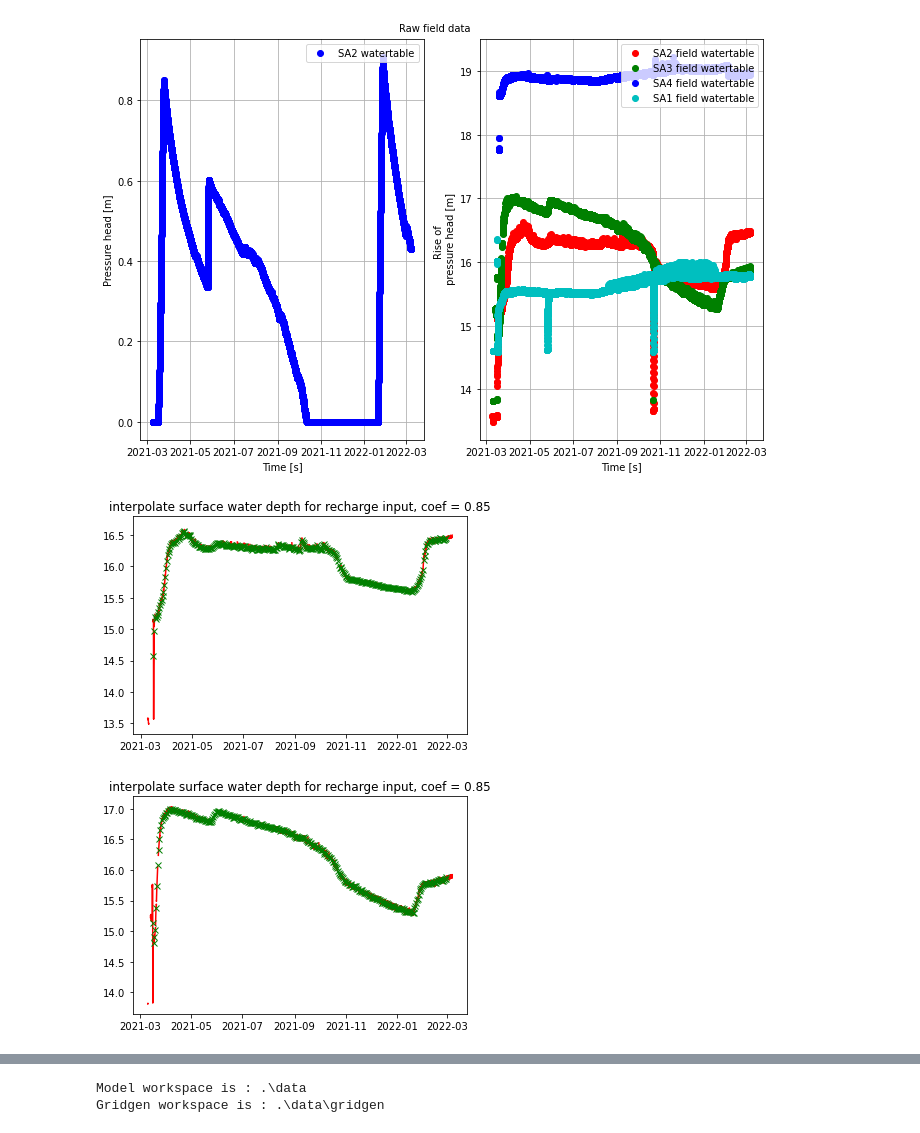
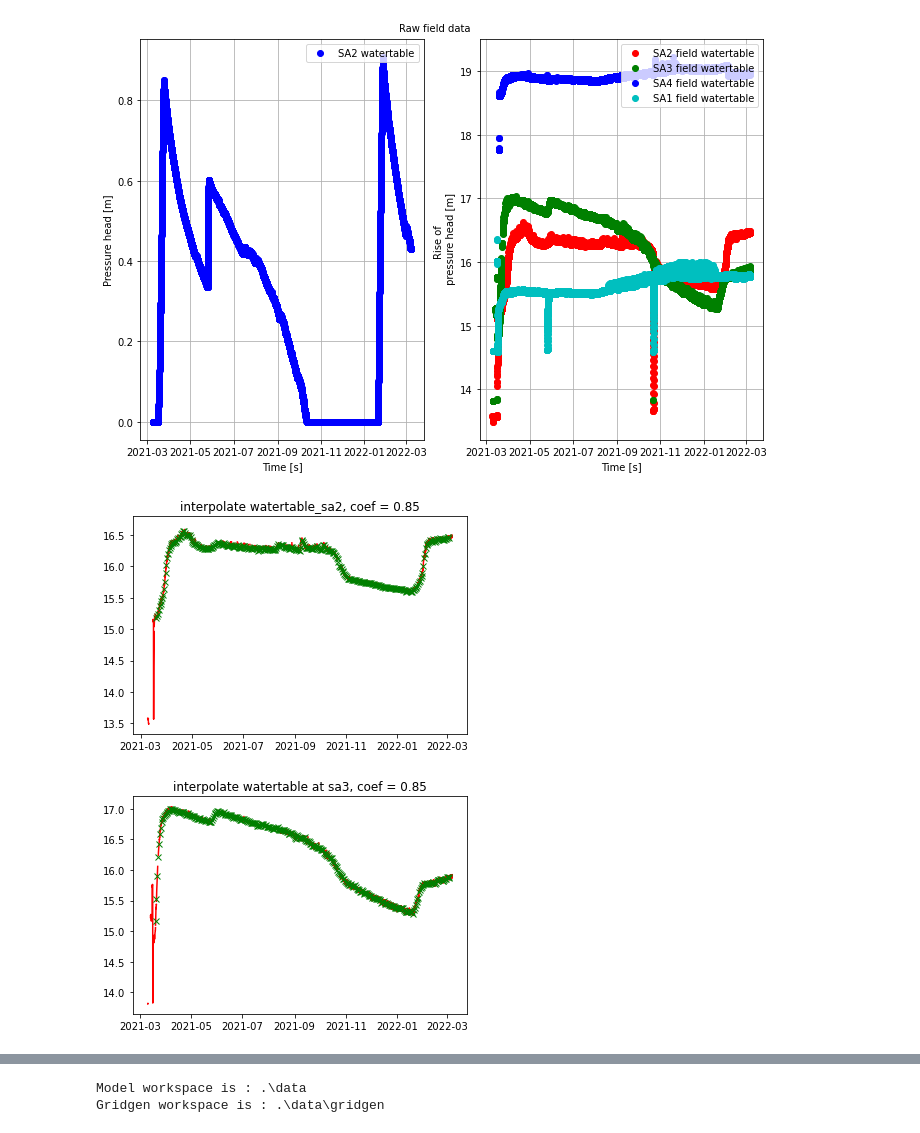
Before and after one commit to chenmingzhang/ewatering, a Jupyter notebook: modflow_planar_2D/ewatering_mf6_jupytext.ipynb, the cells around one changed output, grey strips where cells are left out. Drawn from its saved outputs; the diff is of its cells as text; code cells hidden in the pictures.

Commit message:
add data

```diff
--- a/modflow_planar_2D/ewatering_mf6_jupytext.ipynb
+++ b/modflow_planar_2D/ewatering_mf6_jupytext.ipynb
@@ -245,11 +242,20 @@ Text(0.5, 1.0, 'interpolate surface water depth for recharge input, coef = 0.85'
 # %%
 #  read field raw data, which forms input and are for verification of the model.
-# CZ220319 note, the next two cells does not used for verification as the data needs to be processed before use
+# CZ220319 note, the next two cells does not used for verification as the data
+# needs to be processed before use
 # e.g., delete false reading, set the starting time the same among dataframes.
+from csaps import csaps
 field = dotdict({})
-field.simlation_start_time_dt64 = np.datetime64('2021-03-15T09:00')
-field.data_pond_depth_sa2_ws = os.path.join(model_ws, 'pond_depth_sa2.csv')
-field.data_pond_depth_sa2_df = pd.read_csv(field.data_pond_depth_sa2_ws,
+#field.simlation_start_time_dt64 = np.datetime64('2021-03-15T20:00')
+#field.simlation_start_time_dt64 = np.datetime64('2021-03-17T20:00')
+#field.simlation_start_time_dt64 = np.datetime64('2021-03-19T20:00')
+field.simlation_start_time_dt64 = np.datetime64('2021-03-18T20:00')
+# the simulation start time is a bit later than pumping time because the groundwater
+# level is recovering at the time of pumping, causing the rise of water table initially
+# not caused by recharge, but due to recovering. putting a starting time later may
+# cause event shifted backward in time but not significant.
+field.pond_depth_sa2_ws = os.path.join(model_ws, 'pond_depth_sa2.csv')
+field.pond_depth_sa2_df = pd.read_csv(field.pond_depth_sa2_ws,
                             parse_dates=['ts'],
                             index_col=0,
                             )
@@ -257,9 +263,10 @@ field.data_pond_depth_sa2_df = pd.read_csv(field.data_pond_depth_sa2_ws,
 #getting daily averge, max, min or data at a specific hours.
 # to get data in row 2 use field.data_df.loc(2)
 #field.data_df= field.data_df.set_index('date_time')
-field.data_pond_depth_sa2_df['time_elapsed_days'] = (field.data_pond_depth_sa2_df.index - \
-                                                    field.simlation_start_time_dt64) \
-                                                    /np.timedelta64(1, 'D')
+field.pond_depth_sa2_df['time_elapsed_days'] = \
+        (field.pond_depth_sa2_df.index - \
+        field.simlation_start_time_dt64) \
+        /np.timedelta64(1, 'D')
 
 #  read field data, which forms input and are for verification of the model. SA2
 field.watertable_sa2_ws = os.path.join(model_ws, 'watertable_sa2.csv')
@@ -271,14 +278,6 @@ field.watertable_sa2_df['time_elapsed_days'] = (field.watertable_sa2_df.index -
                                                     field.simlation_start_time_dt64) \
                                                     /np.timedelta64(1, 'D')
 
-field.watertable_sa2_ws = os.path.join(model_ws, 'watertable_sa2.csv')
-field.watertable_sa2_df = pd.read_csv(field.watertable_sa2_ws,
-                            parse_dates=['ts'],
-                            index_col=0,
-                            )
-field.watertable_sa2_df['time_elapsed_days'] = (field.watertable_sa2_df.index - \
-                                                    field.simlation_start_time_dt64) \
-                                                    /np.timedelta64(1, 'D')
 # SA3
 field.watertable_sa3_ws = os.path.join(model_ws, 'watertable_sa3.csv')
 field.watertable_sa3_df = pd.read_csv(field.watertable_sa3_ws,
@@ -383,35 +378,35 @@ field.sim_time_array_dt64 = field.simlation_start_time_dt64+ np.array(gwf.modelt
 field.merged_df = pd.DataFrame(index=field.sim_time_array_dt64)
 field.merged_df['time_elapsed_days'] = (field.merged_df.index - field.simlation_start_time_dt64) /np.timedelta64(1, 'D')
 
 
 csaps_coef = 0.85
 mask = field.watertable_sa2_df['value'].isnull()
 # i can not find a coefficient that works well with index.
 # field.merged_df['surface_depth_sa2_m'] = csaps(field.watertable_sa2_df.index[~mask],
 #            field.watertable_sa2_df['value'][~mask],
 #            field.merged_df.index,
 #            smooth = csaps_coef)
 
 field.merged_df['watertable_sa2_m'] = csaps(field.watertable_sa2_df['time_elapsed_days'][~mask],
            field.watertable_sa2_df['value'][~mask],
            field.merged_df['time_elapsed_days'],
            smooth = csaps_coef)
 # plot interpolation
 fig=plt.figure()
 ax  = fig.add_subplot(1, 1, 1)
 ax.plot(field.watertable_sa2_df.index,
         field.watertable_sa2_df['value'],
         'r-',
         label='watertable_sa2_original')
 ax.plot( field.merged_df.index,
          field.merged_df['watertable_sa2_m'],
          'gx',
         label='watertable_sa2_fitted')
-ax.set_title('interpolate surface water depth for recharge input, coef = '
+ax.set_title('interpolate watertable_sa2, coef = '
              + str(csaps_coef) )
 field.merged_df['watertable_rise_sa2_m'] = field.merged_df['watertable_sa2_m'] -field.merged_df['watertable_sa2_m'] [0]
 # %% [output]
-[figure, old version]
+[figure, new version]
 # %%
 # csaps does not like NaNs, so NaN is masked before interpolation
 mask = field.watertable_sa3_df['value'].isnull()
@@ -430,8 +425,8 @@ ax.plot( field.merged_df.index,
          field.merged_df['watertable_sa3_m'],
          'gx',
         label='watertable_sa3_fitted')
-ax.set_title('interpolate surface water depth for recharge input, coef = '
+ax.set_title('interpolate watertable at sa3, coef = '
              + str(csaps_coef) )
 field.merged_df['watertable_rise_sa3_m'] = field.merged_df['watertable_sa3_m'] -field.merged_df['watertable_sa3_m'] [0]
 # %% [output]
-[figure, old version]
+[figure, new version]
```
Also changed, not shown: parts of 14 cells of this notebook, 5 other files.
